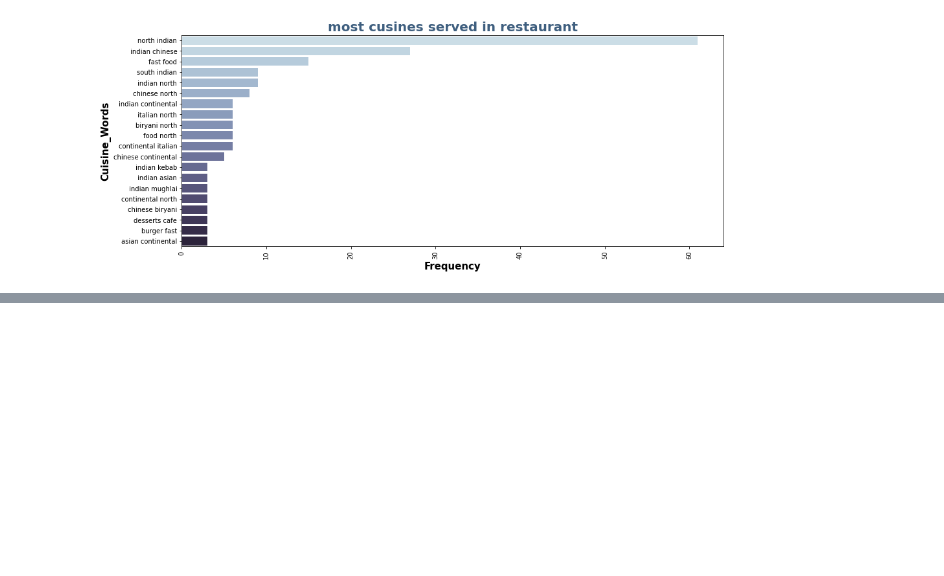
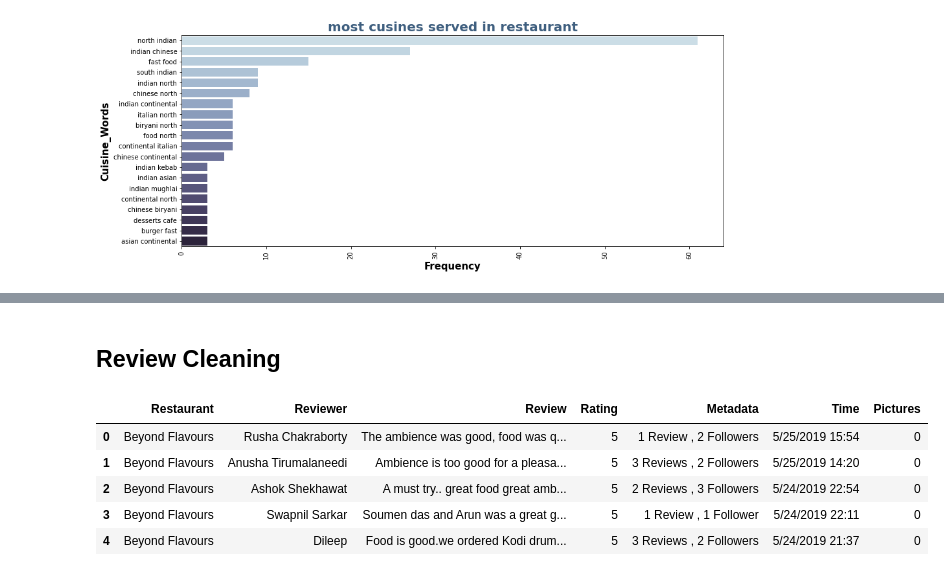
Before and after one commit to rohit-1026/Zomato-Restaurant-Clustering-and-Sentiment-Analysis, a Jupyter notebook: ZOMATO_RESTAURANT_CLUSTERING_AND_SENTIMENT_ANALYSIS.ipynb, the cells around one changed output, grey strips where cells are left out. Cells and saved outputs as stored; diff of their text form; code cells hidden in the pictures; blank space fills up the shorter version.

```diff
--- a/ZOMATO_RESTAURANT_CLUSTERING_AND_SENTIMENT_ANALYSIS.ipynb
+++ b/ZOMATO_RESTAURANT_CLUSTERING_AND_SENTIMENT_ANALYSIS.ipynb
@@ -320,0 +325,11 @@ plt.axis("off")
+# %% [markdown]
+## Review Cleaning
+# %%
+review_df.head()
+# %% [output]
+|  | Restaurant | Reviewer | Review | Rating | Metadata | Time | Pictures |
+| 0 | Beyond Flavours | Rusha Chakraborty | The ambience was good, food was q... | 5 | 1 Review , 2 Followers | 5/25/2019 15:54 | 0 |
+| 1 | Beyond Flavours | Anusha Tirumalaneedi | Ambience is too good for a pleasa... | 5 | 3 Reviews , 2 Followers | 5/25/2019 14:20 | 0 |
+| 2 | Beyond Flavours | Ashok Shekhawat | A must try.. great food great amb... | 5 | 2 Reviews , 3 Followers | 5/24/2019 22:54 | 0 |
+| 3 | Beyond Flavours | Swapnil Sarkar | Soumen das and Arun was a great g... | 5 | 1 Review , 1 Follower | 5/24/2019 22:11 | 0 |
+| 4 | Beyond Flavours | Dileep | Food is good.we ordered Kodi drum... | 5 | 3 Reviews , 2 Followers | 5/24/2019 21:37 | 0 |
```
Also changed, not shown: parts of 18 cells of this notebook.
